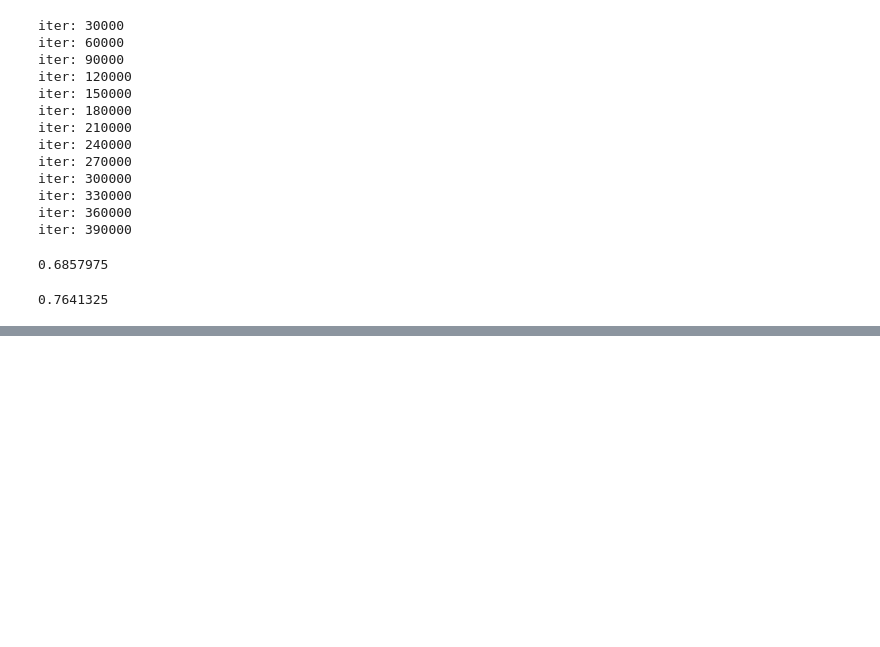
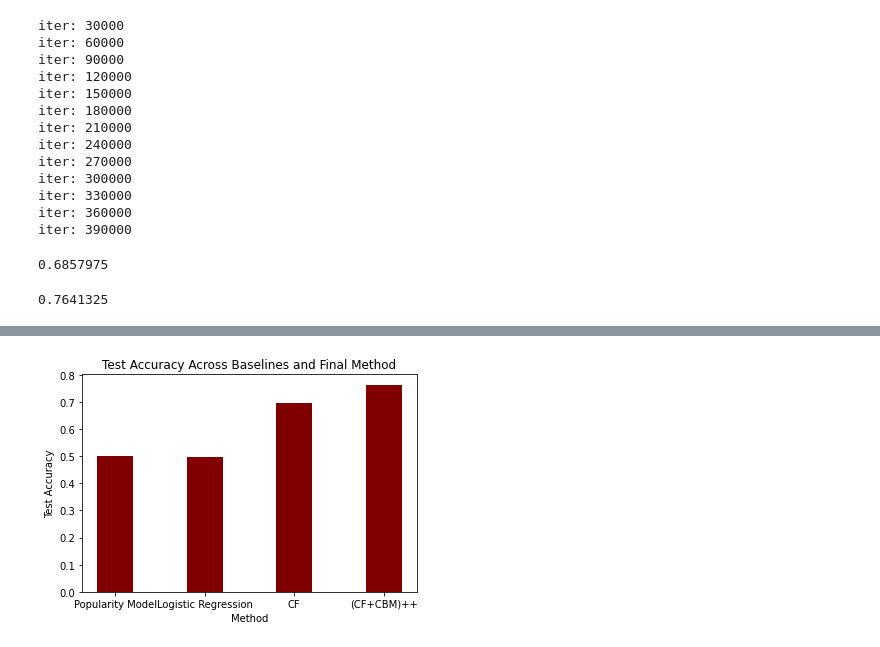
Before and after one commit to gilpasternak35/SongRecommender, a Jupyter notebook: Modeling.ipynb, the cells around one changed output, grey strips where cells are left out. Drawn from its saved outputs; the diff is of its cells as text; code cells hidden in the pictures; blank space fills up the shorter version.

```diff
--- a/Modeling.ipynb
+++ b/Modeling.ipynb
@@ -659,0 +846,10 @@ test_acc_ensemble
+# %%
+plt.bar(x_labels_test, y_labels_test, color ='maroon',
+        width = 0.4)
+
+plt.xlabel("Method")
+plt.ylabel("Test Accuracy")
+plt.title("Test Accuracy Across Baselines and Final Method")
+plt.show()
+# %% [output]
+[figure, added]
```
Also changed, not shown: parts of 8 cells of this notebook, 2 other files.
